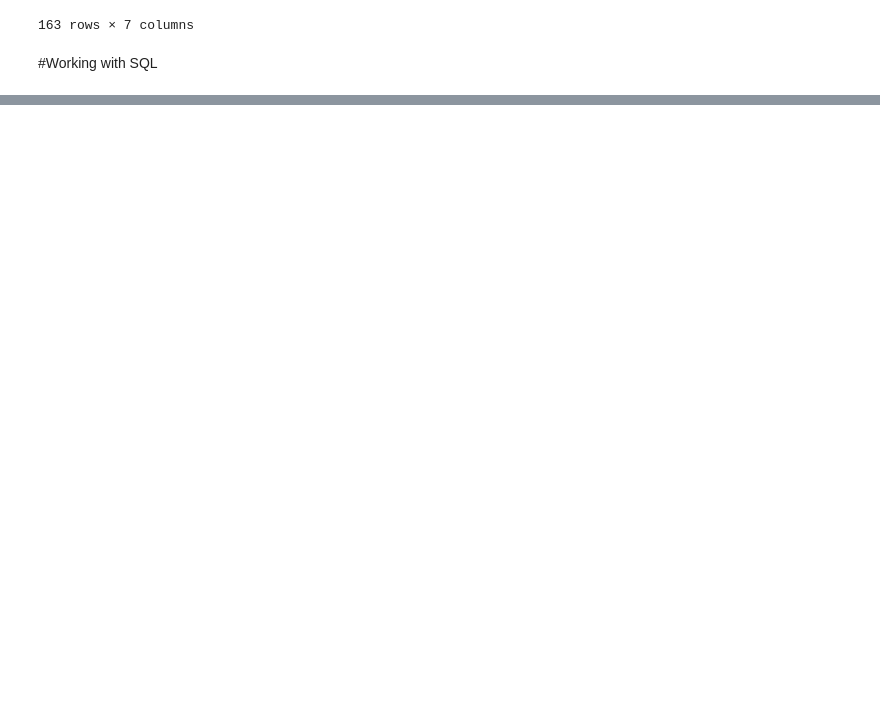
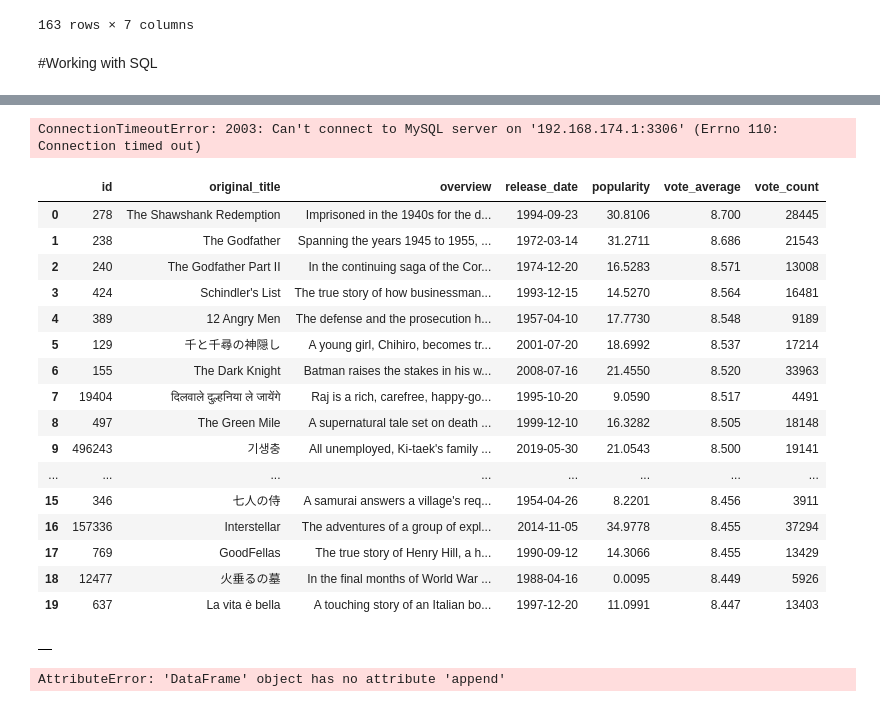
Before and after one commit to somaananta/learn_AI_with_som, a Jupyter notebook: work_with_json.ipynb, the cells around one changed output, grey strips where cells are left out. Saved outputs shown, nothing was run; the diff lists cells and outputs as text; code cells hidden in the pictures; blank space fills up the shorter version.

Commit message:
Movie API

```diff
--- a/work_with_json.ipynb
+++ b/work_with_json.ipynb
@@ -38,0 +54,4 @@ pd.read_json("https://api.exchangerate-api.com/v4/latest/INR")
+# %%
+mysql.connector.connect(host="192.168.174.1", user="som",password="",database="world")
+# %% [output]
+ConnectionTimeoutError: 2003: Can't connect to MySQL server on '192.168.174.1:3306' (Errno 110: Connection timed out)
@@ -38,0 +61,25 @@ pd.read_json("https://api.exchangerate-api.com/v4/latest/INR")
+# %%
+response = requests.get("https://api.themoviedb.org/3/movie/top_rated?api_key=67d5e2ada316defacf9d3c4f5d60cd2c&&language=en-US&page=1")
+# %%
+#pd.DataFrame(response.json()["results"]).head(2)
+df=pd.DataFrame(response.json()["results"])[['id','original_title','overview','release_date','popularity','vote_average','vote_count']]
+# %%
+df
+# %% [output]
+|  | id | original_title | overview | release_date | popularity | vote_average | vote_count |
+| 0 | 278 | The Shawshank Redemption | Imprisoned in the 1940s for the d... | 1994-09-23 | 30.8106 | 8.700 | 28445 |
+| 1 | 238 | The Godfather | Spanning the years 1945 to 1955, ... | 1972-03-14 | 31.2711 | 8.686 | 21543 |
+| 2 | 240 | The Godfather Part II | In the continuing saga of the Cor... | 1974-12-20 | 16.5283 | 8.571 | 13008 |
+| 3 | 424 | Schindler's List | The true story of how businessman... | 1993-12-15 | 14.5270 | 8.564 | 16481 |
+| 4 | 389 | 12 Angry Men | The defense and the prosecution h... | 1957-04-10 | 17.7730 | 8.548 | 9189 |
+| 5 | 129 | 千と千尋の神隠し | A young girl, Chihiro, becomes tr... | 2001-07-20 | 18.6992 | 8.537 | 17214 |
+| 6 | 155 | The Dark Knight | Batman raises the stakes in his w... | 2008-07-16 | 21.4550 | 8.520 | 33963 |
+| 7 | 19404 | दिलवाले दुल्हनिया ले जायेंगे | Raj is a rich, carefree, happy-go... | 1995-10-20 | 9.0590 | 8.517 | 4491 |
+| 8 | 497 | The Green Mile | A supernatural tale set on death ... | 1999-12-10 | 16.3282 | 8.505 | 18148 |
+| 9 | 496243 | 기생충 | All unemployed, Ki-taek's family ... | 2019-05-30 | 21.0543 | 8.500 | 19141 |
+| ... | ... | ... | ... | ... | ... | ... | ... |
+| 15 | 346 | 七人の侍 | A samurai answers a village's req... | 1954-04-26 | 8.2201 | 8.456 | 3911 |
+| 16 | 157336 | Interstellar | The adventures of a group of expl... | 2014-11-05 | 34.9778 | 8.455 | 37294 |
+| 17 | 769 | GoodFellas | The true story of Henry Hill, a h... | 1990-09-12 | 14.3066 | 8.455 | 13429 |
+| 18 | 12477 | 火垂るの墓 | In the final months of World War ... | 1988-04-16 | 0.0095 | 8.449 | 5926 |
+| 19 | 637 | La vita è bella | A touching story of an Italian bo... | 1997-12-20 | 11.0991 | 8.447 | 13403 |
@@ -38,0 +88,11 @@ pd.read_json("https://api.exchangerate-api.com/v4/latest/INR")
+# %%
+df
+# %% [output]
+|  |
+# %%
+for i in range(1,509):
+  response = requests.get("https://api.themoviedb.org/3/movie/top_rated?api_key=67d5e2ada316defacf9d3c4f5d60cd2c&&language=en-US&page={}".format(i))
+  temp_df = pd.DataFrame(response.json()["results"])[['id','original_title','overview','release_date','popularity','vote_average','vote_count']]
+  df = df.append(temp_df,ignore_index=True)
+# %% [output]
+AttributeError: 'DataFrame' object has no attribute 'append'
```
Also changed, not shown: parts of 4 cells of this notebook.
